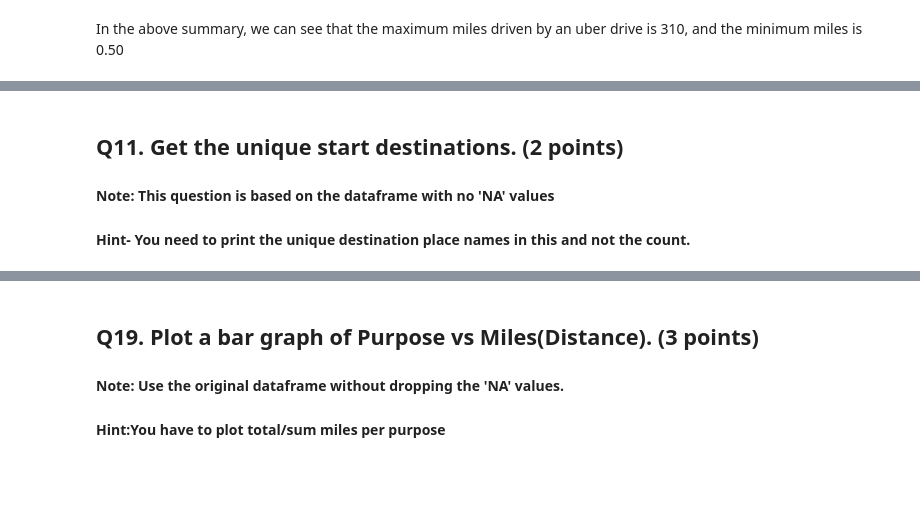
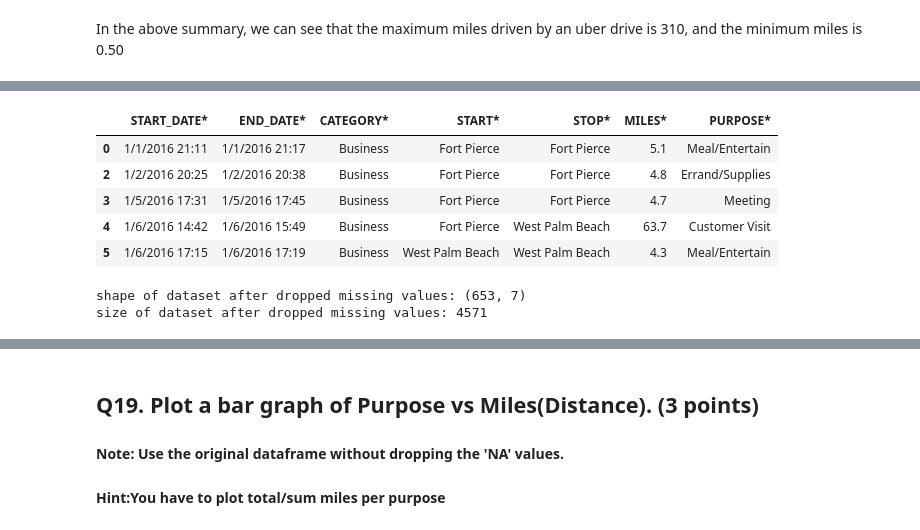
Before and after one commit to shubhanalytics/PGPDSBA-Projects, a Jupyter notebook: Proj.01 - Python for Data Analysis/Uber Drive.ipynb, the cells around one changed output, grey strips where cells are left out. Cells and saved outputs as stored; diff of their text form; code cells hidden in the pictures; blank space fills up the shorter version.

```diff
--- a/Proj.01 - Python for Data Analysis/Uber Drive.ipynb
+++ b/Proj.01 - Python for Data Analysis/Uber Drive.ipynb
@@ -145,4 +123,17 @@ df.head()
-# %% [markdown]
-## Q11. Get the unique start destinations. (2 points)
-#### Note: This question is based on the dataframe with no 'NA' values
-#### Hint- You need to print the unique destination place names in this and not the count.
+# %%
+df = df.dropna() # dropped the missing values from the df
+
+df.head()  #display 'df' which does not contain any missing values
+# %% [output]
+|  | START_DATE* | END_DATE* | CATEGORY* | START* | STOP* | MILES* | PURPOSE* |
+| 0 | 1/1/2016 21:11 | 1/1/2016 21:17 | Business | Fort Pierce | Fort Pierce | 5.1 | Meal/Entertain |
+| 2 | 1/2/2016 20:25 | 1/2/2016 20:38 | Business | Fort Pierce | Fort Pierce | 4.8 | Errand/Supplies |
+| 3 | 1/5/2016 17:31 | 1/5/2016 17:45 | Business | Fort Pierce | Fort Pierce | 4.7 | Meeting |
+| 4 | 1/6/2016 14:42 | 1/6/2016 15:49 | Business | Fort Pierce | West Palm Beach | 63.7 | Customer Visit |
+| 5 | 1/6/2016 17:15 | 1/6/2016 17:19 | Business | West Palm Beach | West Palm Beach | 4.3 | Meal/Entertain |
+# %%
+print(f"shape of dataset after dropped missing values: {df.shape}")
+print(f"size of dataset after dropped missing values: {df.size}")
+# %% [output]
+shape of dataset after dropped missing values: (653, 7)
+size of dataset after dropped missing values: 4571
```
Also changed, not shown: parts of 35 cells of this notebook.
